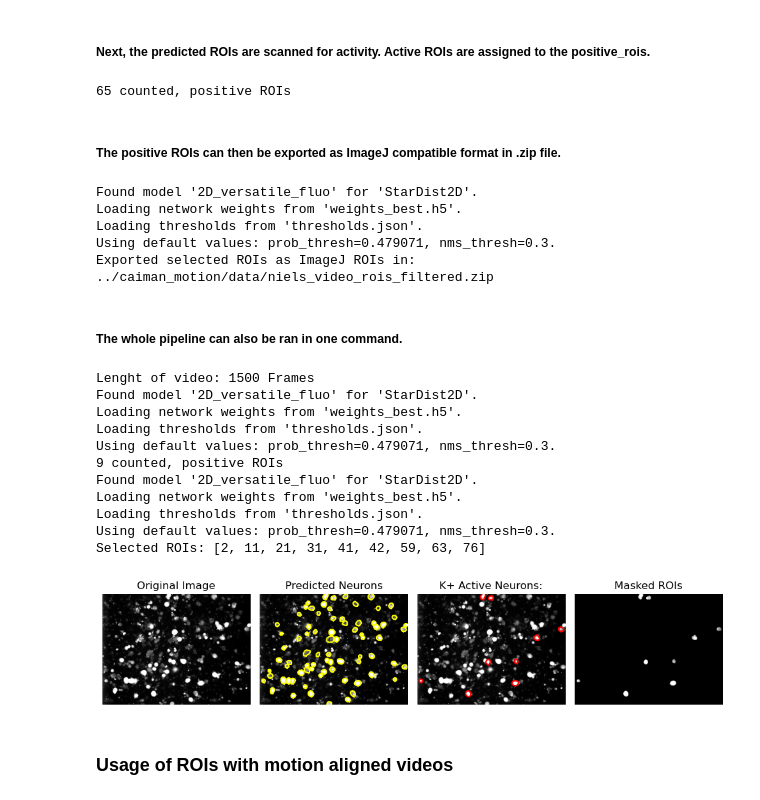
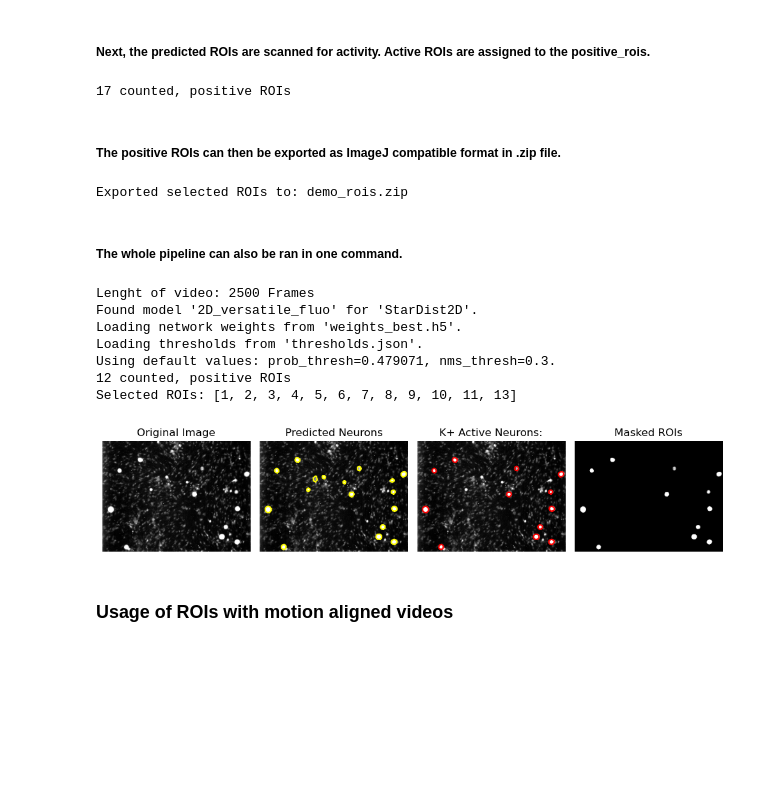
Before and after one commit to nielskhlr/calcium-git, a Jupyter notebook: scripts/demos/stardist_analysis_demo.ipynb, the cells around one changed output. Saved outputs shown, nothing was run; the diff lists cells and outputs as text; code cells hidden in the pictures; blank space fills up the shorter version.

```diff
--- a/scripts/demos/stardist_analysis_demo.ipynb
+++ b/scripts/demos/stardist_analysis_demo.ipynb
@@ -11,8 +18,8 @@ import numpy as np
 %reload_ext autoreload
 
 # Load video either as a specified file or as a set of files in a directory
-path_orig = "../caiman_motion/data/niels_video.avi" # path to video file or directory
-video, video_path = ra.load_file(path_orig) # Load video
+path_orig = "K+_1.avi" # path to video file or directory
+video, video_path = ra.load_file(path_orig, multi_files=True, file_id=1) # Load video
 
 # FPS of the videos
 video_fps = 5
@@ -37,45 +44,38 @@ Using default values: prob_thresh=0.479071, nms_thresh=0.3.
 ##### Next, the predicted ROIs are scanned for activity. Active ROIs are assigned to the positive_rois.
 # %%
 # Analyze the ROI traces using the video, with a prominence of "prom" and a cutoff of "cutoff"
-positive_rois = ra.analyze_roi_traces(video, video_mean, video_path, labels, video_fps, show_graphs=False,
-                      prom=6, cutoff=0.2)
+positive_rois = ra.analyze_roi_traces(video, video_mean, video_path, labels, video_fps,
+                                      show_graphs=False, prom=6, cutoff=0.2)
 # %% [output]
-65 counted, positive ROIs
+17 counted, positive ROIs
 # %% [markdown]
 ##### The positive ROIs can then be exported as ImageJ compatible format in .zip file.
 # %%
 # Create the selected ROIs as ImageJ ROIs, with the option to export as .zip files
-labels_positive, polygons_positive = ra.export_roi_selection(video_mean, video_path, labels, positive_rois)
+polygons_positive = ra.export_roi_selection(selected_rois=positive_rois,
+    polygons=polygons, export=True, roi_output="demo_rois.zip")
 # %% [output]
-Found model '2D_versatile_fluo' for 'StarDist2D'.
-Loading network weights from 'weights_best.h5'.
-Loading thresholds from 'thresholds.json'.
-Using default values: prob_thresh=0.479071, nms_thresh=0.3.
-Exported selected ROIs as ImageJ ROIs in: ../caiman_motion/data/niels_video_rois_filtered.zip
+Exported selected ROIs to: demo_rois.zip
 # %% [markdown]
 ##### The whole pipeline can also be ran in one command.
 # %%
 # Or run the whole pipeline in one step, which will load the video,
 # predict ROIs, analyze the traces and export the selected ROIs as ImageJ ROIs in one step.
 # The parameters can be adjusted as needed.
 # compare=True will show the predicted ROIs on the video mean and the selected ROIs
 # on the video mean next to each other for comparison.
-ra.roi_pipeline(path="../caiman_motion/data/niels_video.avi",
+ra.roi_pipeline(path="K+_1.avi", roi_output="demo_rois.zip",
                 export=False, prob=0.7, video_fps=5,
                 show_graphs=False, prom=10, cutoff=0.1, compare=True)
 # %% [output]
-Lenght of video: 1500 Frames
+Lenght of video: 2500 Frames
 Found model '2D_versatile_fluo' for 'StarDist2D'.
 Loading network weights from 'weights_best.h5'.
 Loading thresholds from 'thresholds.json'.
 Using default values: prob_thresh=0.479071, nms_thresh=0.3.
-9 counted, positive ROIs
-Found model '2D_versatile_fluo' for 'StarDist2D'.
-Loading network weights from 'weights_best.h5'.
-Loading thresholds from 'thresholds.json'.
-Using default values: prob_thresh=0.479071, nms_thresh=0.3.
-Selected ROIs: [2, 11, 21, 31, 41, 42, 59, 63, 76]
+12 counted, positive ROIs
+Selected ROIs: [1, 2, 3, 4, 5, 6, 7, 8, 9, 10, 11, 13]
-[figure, old version]
+[figure, new version]
 # %% [markdown]
 ### Usage of ROIs with motion aligned videos
 # %% [markdown]
```
Also changed, not shown: parts of 18 cells of this notebook.
